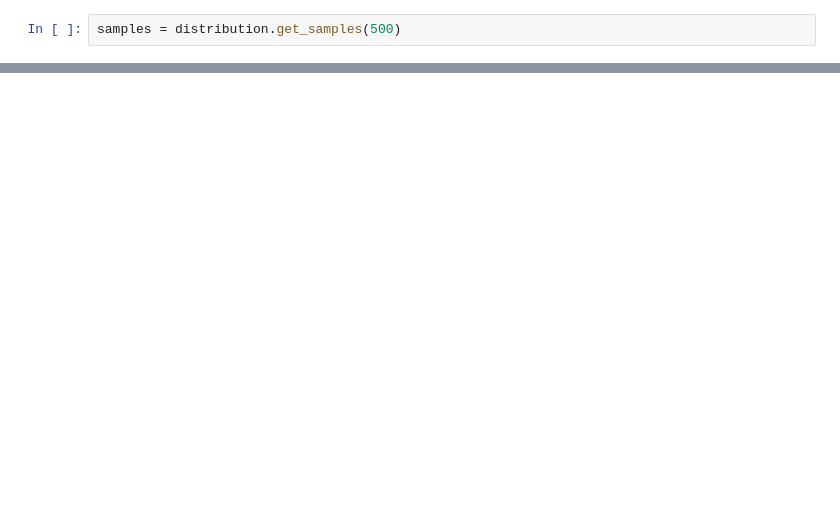
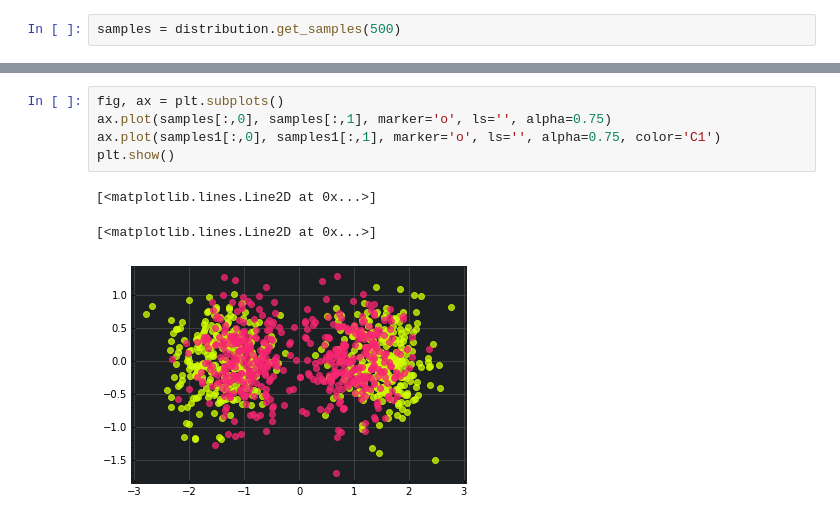
Before and after one commit to saforem2/l2hmc, a Jupyter notebook: l2hmc/notebooks/mog_2D_plots.ipynb, the cells around one changed output, grey strips where cells are left out. Saved outputs shown, nothing was run; the diff lists cells and outputs as text; blank space fills up the shorter version.

```diff
--- a/l2hmc/notebooks/mog_2D_plots.ipynb
+++ b/l2hmc/notebooks/mog_2D_plots.ipynb
@@ -360,0 +374,9 @@ plt.show()
+# %%
+fig, ax = plt.subplots()
+ax.plot(samples[:,0], samples[:,1], marker='o', ls='', alpha=0.75)
+ax.plot(samples1[:,0], samples1[:,1], marker='o', ls='', alpha=0.75, color='C1')
+plt.show()
+# %% [output]
+[<matplotlib.lines.Line2D at 0x...>]
+[<matplotlib.lines.Line2D at 0x...>]
+[figure, added]
```
Also changed, not shown: parts of 6 cells of this notebook, 2 other files.
